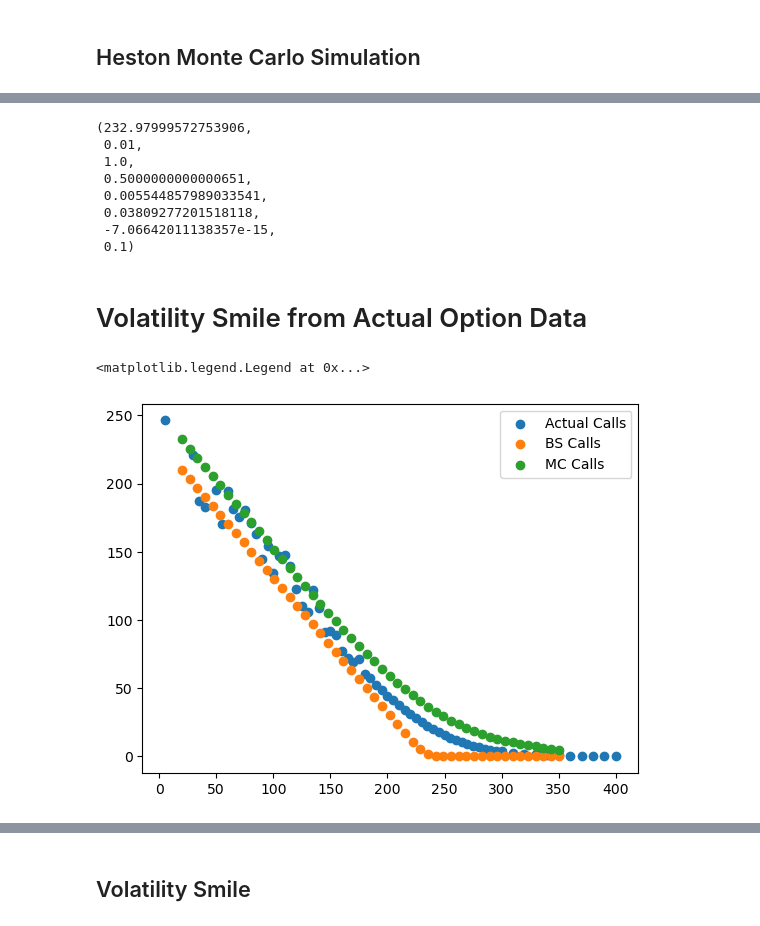
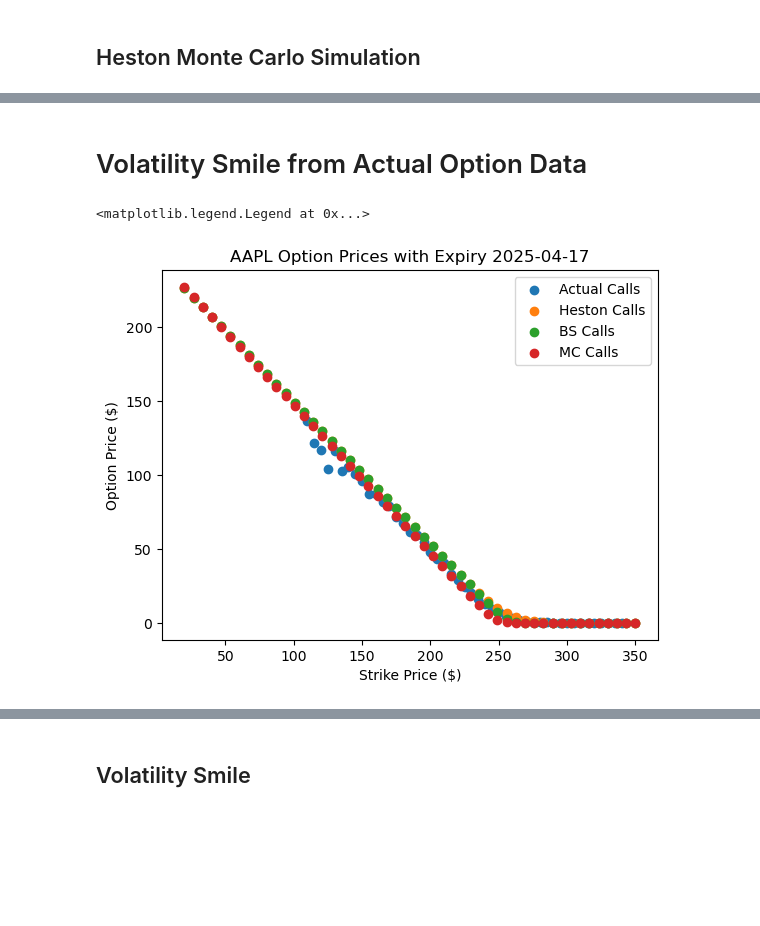
Before and after one commit to maher2k0/mc-heston-option-pricing, a Jupyter notebook: playground.ipynb, the cells around one changed output, grey strips where cells are left out. Saved outputs shown, nothing was run; the diff lists cells and outputs as text; code cells hidden in the pictures; blank space fills up the shorter version.

```diff
--- a/playground.ipynb
+++ b/playground.ipynb
@@ -230,5 +94,5 @@ def calculate_rolling_volatility(prices, window=21, annualize=True, trading_days
 
     return rolling_vol
 
-df['variance_up_to_row'] = calculate_rolling_volatility(df['Change in asset returns'], window=21)
+df['variance_up_to_row'] = calculate_rolling_volatility(df['Close'], window=21)
 df['variance_up_to_row'].plot()
@@ -590,12 +452,12 @@ results = {'parameters': {'r': 0.01,
 # Model parameters
 S0 = df['Close'].iloc[-1]    # Initial stock price
 K = S0+3     # Strike price
-r = results['parameters']['r']     # Risk-free rate
-T = 10.0/365       # Time to maturity (years)
+r = np.log(1+df_treasury['3M'].values[-1]/100) #results['parameters']['r']     # Risk-free rate
+T = 50.0/365       # Time to maturity (years)
 kappa = results['parameters']['k']   # Mean reversion rate
 theta = results['parameters']['theta']   # Long-term average volatility
 sigma = results['parameters']['sigma']    # Volatility of volatility
 rho = results['parameters']['rho']     # Correlation coefficient
-v0 = 0.05     # Initial volatility
+v0 = df['variance_up_to_row'].mean()    # Initial volatility
 # %% [markdown]
 ## Heston Option Pricing
@@ -710,30 +595,13 @@ ax2.grid(True)
-# %%
-K, r, T, kappa, theta, sigma, rho, v0
-# %% [output]
-(232.97999572753906,
- 0.01,
- 1.0,
- 0.5000000000000651,
- 0.005544857989033541,
- 0.03809277201518118,
- -7.06642011138357e-15,
- 0.1)
 # %% [markdown]
 # Volatility Smile from Actual Option Data
 # %%
-import yfinance as yf
-import matplotlib.pyplot as plt
-import numpy as np
-from scipy.stats import norm
-from blackscholes import BlackScholesCall, BlackScholesPut
-
 ticker = yf.Ticker("AAPL")
 
 strike_dates = ticker.options
 strike_dates = sorted(strike_dates, key=lambda x: datetime.strptime(x, "%Y-%m-%d")) #Sort strike dates in ascending order
 
 # Get option chain for specific expiration
-exp_date = '2025-12-19'
+exp_date = strike_dates[6]
 df_calls, df_puts, _ = ticker.option_chain(exp_date)
 
 strikes = np.linspace(20, 350, 50)
@@ -743,44 +611,47 @@ today_date = datetime.today().strftime('%Y-%m-%d')
 trading_days = len(pd.bdate_range(start=today_date, end=exp_date))
 
 def MC_call_pricing(MC_stock_sim, trading_days, strike):
-    today_date = datetime.today().strftime('%Y-%m-%d')
     S_T = np.array([x[trading_days-1] for x in MC_stock_sim])
     call_payoffs = np.maximum(S_T - strike, 0)
     call_price = np.mean(call_payoffs)
     return call_price
 
 def MC_put_prices(MC_stock_sim, trading_days, strike):
-    today_date = datetime.today().strftime('%Y-%m-%d')
     S_T = np.array([x[trading_days-1] for x in MC_stock_sim])
     put_payoffs = np.maximum(strike - S_T, 0)
     put_price = np.mean(put_payoffs)
     return put_price
 
 
-MC_call_prices = [MC_call_pricing(MC_stock_sim, trading_days, K) for K in strikes]
+MC_call_prices = [MC_call_pricing(S, trading_days, K) for K in strikes]
 # %%
 N = norm.cdf
 
 def BS_CALL(S, K, T, r, sigma):
     d1 = (np.log(S/K) + (r + sigma**2/2)*T) / (sigma*np.sqrt(T))
     d2 = d1 - sigma * np.sqrt(T)
     return S * N(d1) - K * np.exp(-r*T)* N(d2)
 
 def BS_PUT(S, K, T, r, sigma):
     d1 = (np.log(S/K) + (r + sigma**2/2)*T) / (sigma*np.sqrt(T))
     d2 = d1 - sigma* np.sqrt(T)
     return K*np.exp(-r*T)*N(-d2) - S*N(-d1)
 
 bs_calls = [BS_CALL(S0, K, T, r, sigma) for K in strikes]
-calls = [heston_call_price(S0, K, r, T, kappa, theta, sigma, rho, v0) for K in strikes]
+#calls = [heston_call_price(S0, K, r, T, kappa, theta, sigma, rho, v0) for K in strikes]
+heston_calls = [heston_option_price(S0, K, T, r, kappa, theta, sigma, rho, v0) for K in strikes]
+
 plt.scatter(df_calls['strike'], df_calls['lastPrice'], label='Actual Calls')
-#plt.scatter(strikes, calls, label='Heston Calls')
+plt.scatter(strikes, heston_calls, label='Heston Calls')
 plt.scatter(strikes, bs_calls, label='BS Calls')
 plt.scatter(strikes, MC_call_prices, label='MC Calls')
+plt.xlabel('Strike Price ($)')
+plt.ylabel('Option Price ($)')
+plt.title('AAPL Option Prices with Expiry {}'.format(exp_date))
 plt.legend()
 # %% [output]
 <matplotlib.legend.Legend at 0x...>
-[figure, old version]
+[figure, new version]
 # %%
 plt.xlabel('Strike')
 plt.ylabel('Implied Vol')
```
Also changed, not shown: parts of 28 cells of this notebook, 8 other files.
